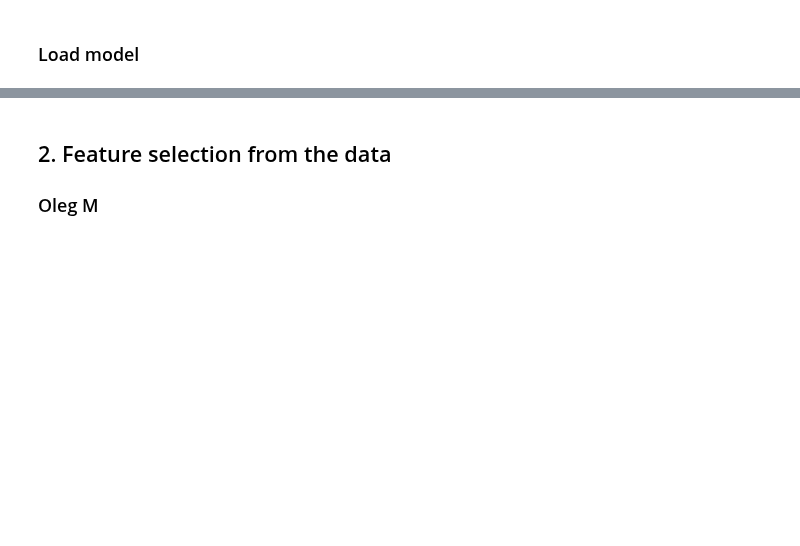
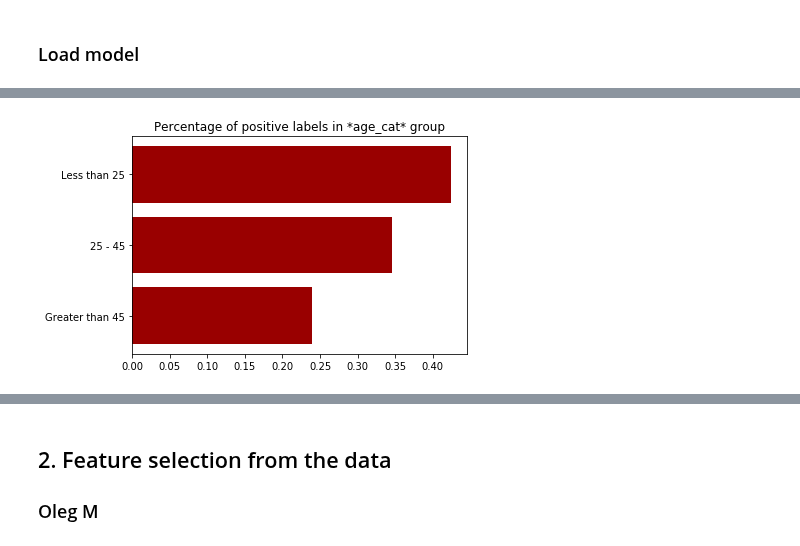
Before and after one commit to SanGreel/noble-model-audit, a Jupyter notebook: 3_recidivism_prediction_model_audit.ipynb, the cells around one changed output, grey strips where cells are left out. Saved outputs shown, nothing was run; the diff lists cells and outputs as text; code cells hidden in the pictures; blank space fills up the shorter version.

```diff
--- a/3_recidivism_prediction_model_audit.ipynb
+++ b/3_recidivism_prediction_model_audit.ipynb
@@ -157,0 +184,4 @@ train_df_processed.head()
+# %%
+bias.plot_dataset_bias(dataset_bias_info, 'age_cat')
+# %% [output]
+[figure, added]
```
Also changed, not shown: parts of 24 cells of this notebook.
